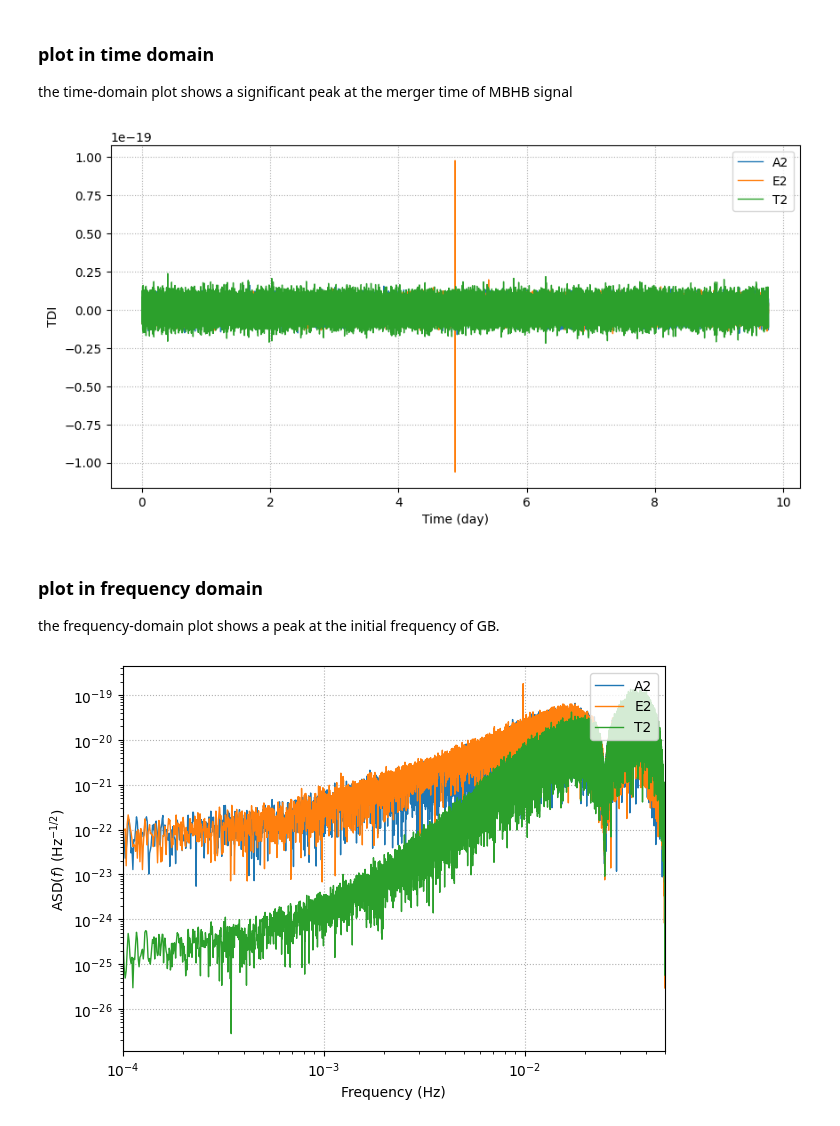
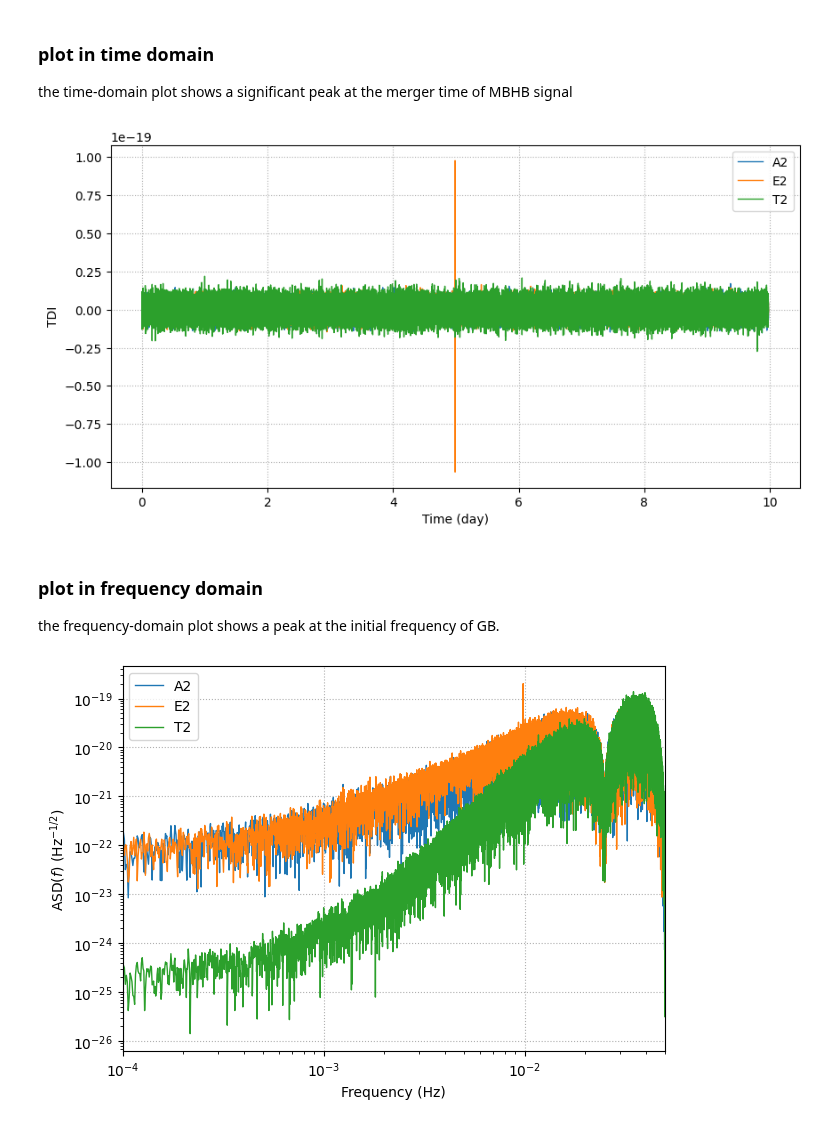
Before and after one commit to TriangleDataCenter/Triangle-Simulator, a Jupyter notebook: Tutorials/4_Demo_Simulation_for_Scientific_Data_Analysis.ipynb, the cells around one changed output. Saved outputs shown, nothing was run; the diff lists cells and outputs as text; code cells hidden in the pictures.

```diff
--- a/Tutorials/4_Demo_Simulation_for_Scientific_Data_Analysis.ipynb
+++ b/Tutorials/4_Demo_Simulation_for_Scientific_Data_Analysis.ipynb
@@ -319,7 +319,7 @@ the time-domain plot shows a significant peak at the merger time of MBHB signal
 # %%
 plt.figure(figsize=(10, 5))
 for channel_name in ["A2", "E2", "T2"]:
-    plot_data = tdi.measurements[channel_name][1000:-1000]/F_LASER
+    plot_data = tdi.measurements[channel_name][100:-100]/F_LASER
     plot_time = np.arange(len(plot_data)) / fsample / DAY
     plt.plot(plot_time, plot_data, label=channel_name, linewidth=1)
 plt.xlabel("Time (day)")
@@ -327,20 +327,20 @@ plt.ylabel("TDI")
 plt.legend(loc="upper right")
 plt.grid(linestyle=":")
 # %% [output]
-[figure, old version]
+[figure, new version]
 # %% [markdown]
 ### plot in frequency domain
 the frequency-domain plot shows a peak at the initial frequency of GB.
 # %%
 plt.figure(figsize=(7, 5))
 for channel_name in ["A2", "E2", "T2"]:
-    plot_data = tdi.measurements[channel_name][1000:-1000]/F_LASER
+    plot_data = tdi.measurements[channel_name][100:-100]/F_LASER
     ff, xf = PSD_window(plot_data, fsample=fsample, nbin=1, window_type="hann")
     plt.loglog(ff, np.sqrt(xf), label=channel_name, linewidth=1)
 plt.xlabel("Frequency (Hz)")
 plt.ylabel(r"${\rm ASD}(f) \ ({\rm Hz}^{-1/2}) $")
-plt.legend(loc="upper right")
+plt.legend(loc="upper left")
 plt.xlim(1e-4, 0.05)
 plt.grid(linestyle=":")
 # %% [output]
-[figure, old version]
+[figure, new version]
```
Also changed, not shown: 2 other files.
